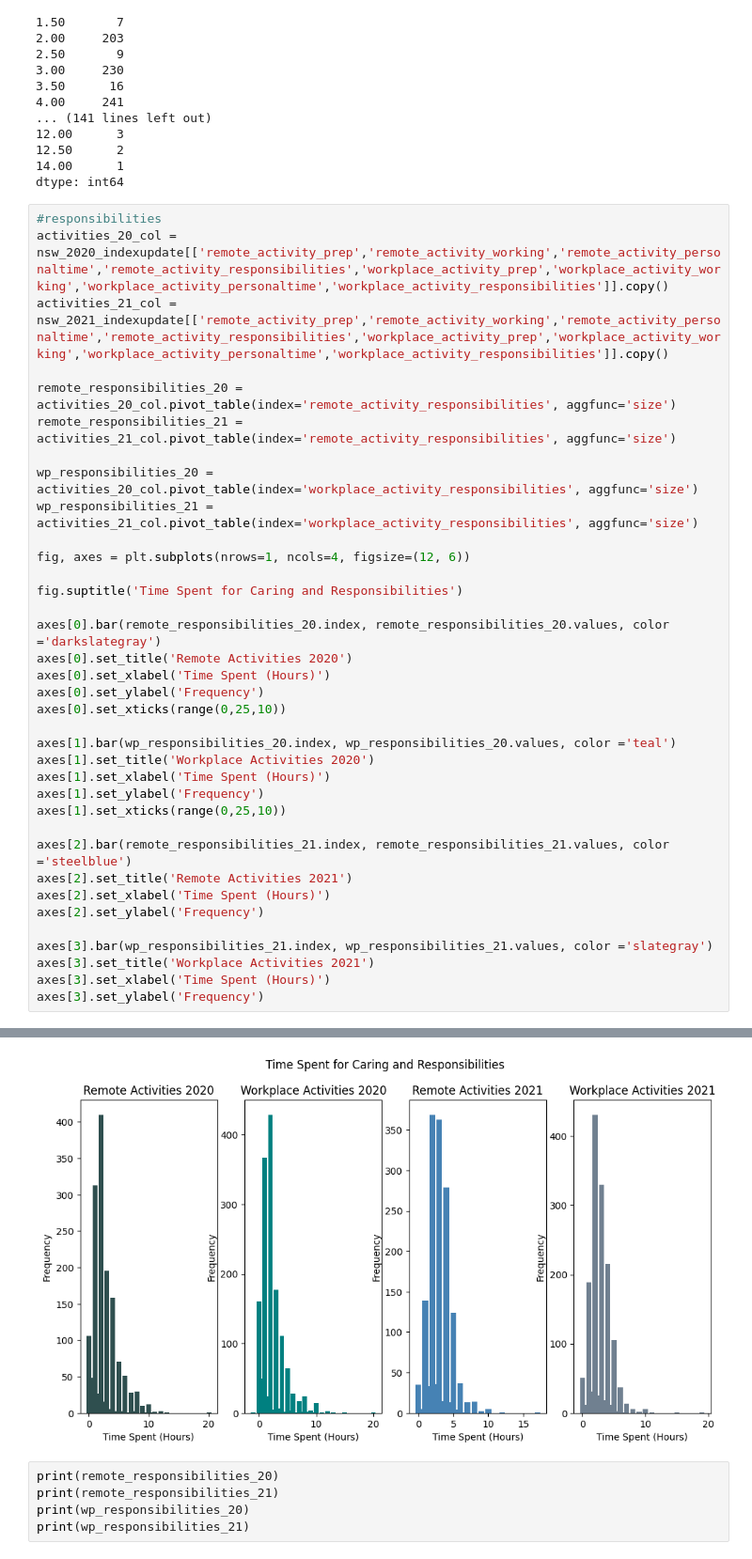
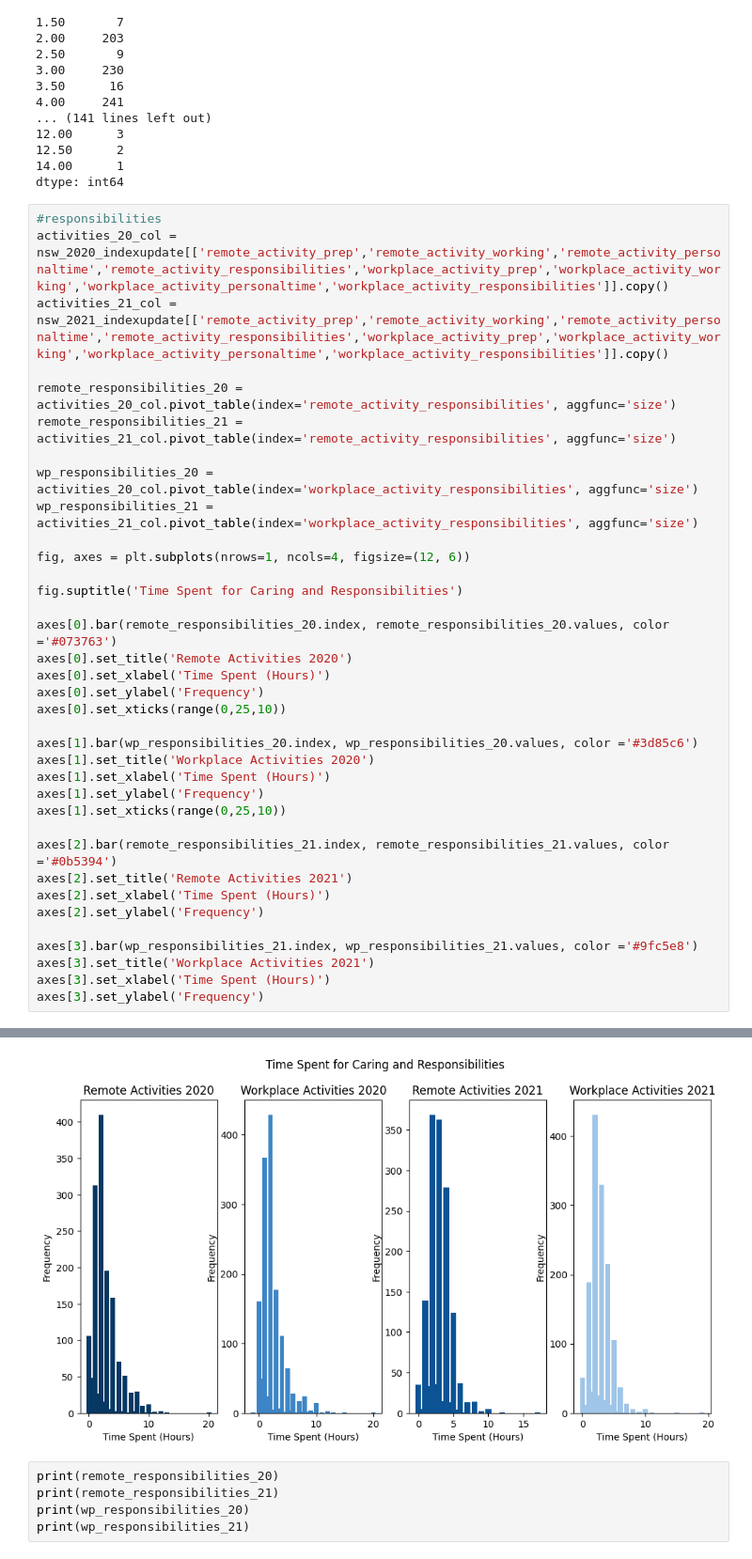
Before and after one commit to tina3860/Remote-Work, a Jupyter notebook: remote_work.ipynb, the cells around one changed output, grey strips where cells are left out. Shown at 94% size. Cells and saved outputs as stored; diff of their text form.

```diff
--- a/remote_work.ipynb
+++ b/remote_work.ipynb
@@ -1968,38 +1961,38 @@ activities_21_col = nsw_2021_indexupdate[['remote_activity_prep','remote_activit
 
 remote_responsibilities_20 = activities_20_col.pivot_table(index='remote_activity_responsibilities', aggfunc='size')
 remote_responsibilities_21 = activities_21_col.pivot_table(index='remote_activity_responsibilities', aggfunc='size')
 
 wp_responsibilities_20 = activities_20_col.pivot_table(index='workplace_activity_responsibilities', aggfunc='size')
 wp_responsibilities_21 = activities_21_col.pivot_table(index='workplace_activity_responsibilities', aggfunc='size')
 
 fig, axes = plt.subplots(nrows=1, ncols=4, figsize=(12, 6))
 
 fig.suptitle('Time Spent for Caring and Responsibilities')
 
-axes[0].bar(remote_responsibilities_20.index, remote_responsibilities_20.values, color ='darkslategray')
+axes[0].bar(remote_responsibilities_20.index, remote_responsibilities_20.values, color ='#073763')
 axes[0].set_title('Remote Activities 2020')
 axes[0].set_xlabel('Time Spent (Hours)')
 axes[0].set_ylabel('Frequency')
 axes[0].set_xticks(range(0,25,10))
 
-axes[1].bar(wp_responsibilities_20.index, wp_responsibilities_20.values, color ='teal')
+axes[1].bar(wp_responsibilities_20.index, wp_responsibilities_20.values, color ='#3d85c6')
 axes[1].set_title('Workplace Activities 2020')
 axes[1].set_xlabel('Time Spent (Hours)')
 axes[1].set_ylabel('Frequency')
 axes[1].set_xticks(range(0,25,10))
 
-axes[2].bar(remote_responsibilities_21.index, remote_responsibilities_21.values, color ='steelblue')
+axes[2].bar(remote_responsibilities_21.index, remote_responsibilities_21.values, color ='#0b5394')
 axes[2].set_title('Remote Activities 2021')
 axes[2].set_xlabel('Time Spent (Hours)')
 axes[2].set_ylabel('Frequency')
 
-axes[3].bar(wp_responsibilities_21.index, wp_responsibilities_21.values, color ='slategray')
+axes[3].bar(wp_responsibilities_21.index, wp_responsibilities_21.values, color ='#9fc5e8')
 axes[3].set_title('Workplace Activities 2021')
 axes[3].set_xlabel('Time Spent (Hours)')
 axes[3].set_ylabel('Frequency')
 # %% [output]
 Text(0, 0.5, 'Frequency')
-[figure, old version]
+[figure, new version]
 # %%
 print(remote_responsibilities_20)
 print(remote_responsibilities_21)
```
Also changed, not shown: parts of 6 cells of this notebook.
